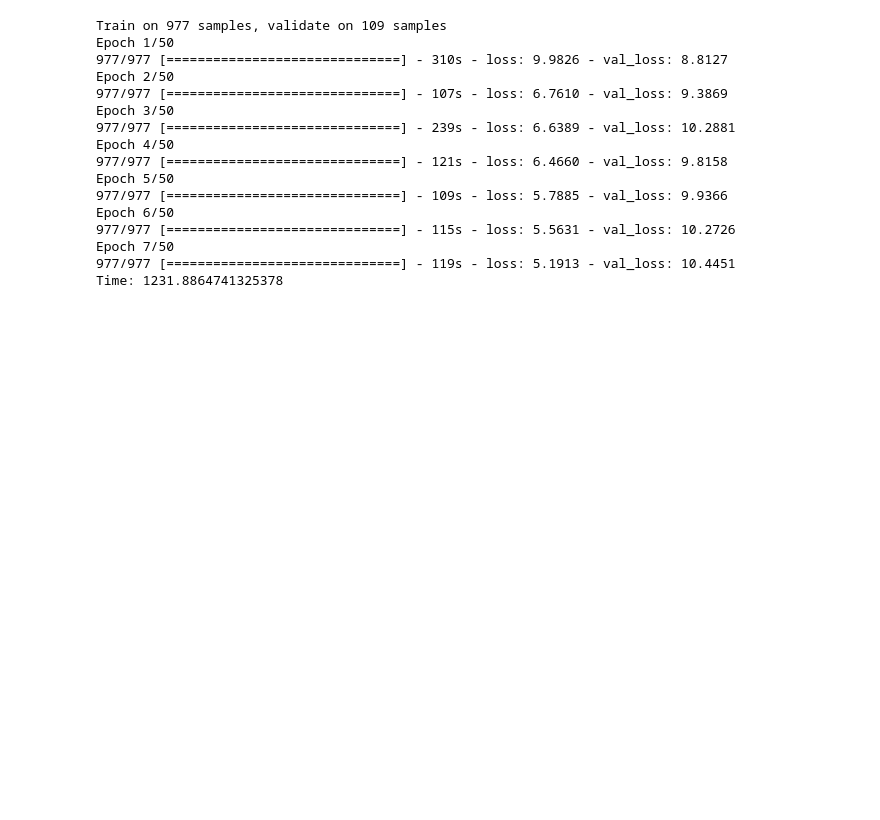
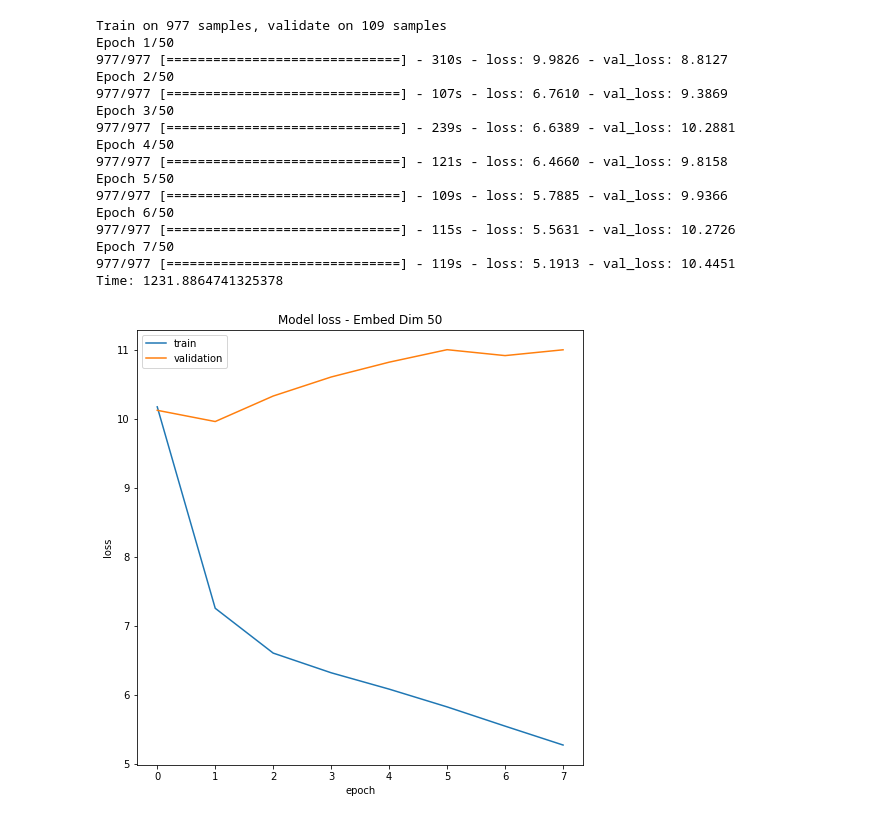
Before and after one commit to JC-B/nlp-subject-headline-project, a Jupyter notebook: model2_do_it_all.ipynb, the cells around one changed output. Cells and saved outputs as stored; diff of their text form; code cells hidden in the pictures; blank space fills up the shorter version.

Commit message:
New plots

```diff
--- a/model2_do_it_all.ipynb
+++ b/model2_do_it_all.ipynb
@@ -194,0 +171,23 @@ if __name__ == '__main__':
+# %%
+import matplotlib.pyplot as plt
+%matplotlib inline
+def plot_model_perf(embed_dim=50):
+    files = ['data/losses/glove_{}_train.txt'.format(embed_dim), 'data/losses/glove_{}_test.txt'.format(embed_dim)]
+    plt.figure(figsize=(8, 8))
+    for file in files:
+        losses = []
+        with open(file, 'r') as f:
+            for lines in f:
+                lines = lines.rstrip('\n')
+                losses.append(float(lines))
+            plt.plot(losses)
+
+    plt.title('Model loss - Embed Dim {}'.format(embed_dim))
+    plt.ylabel('loss')
+    plt.xlabel('epoch')
+    plt.legend(['train', 'validation'], loc='upper left')
+    plt.show()
+# %%
+plot_model_perf(50)
+# %% [output]
+[figure, added]
```
Also changed, not shown: parts of 10 cells of this notebook.
